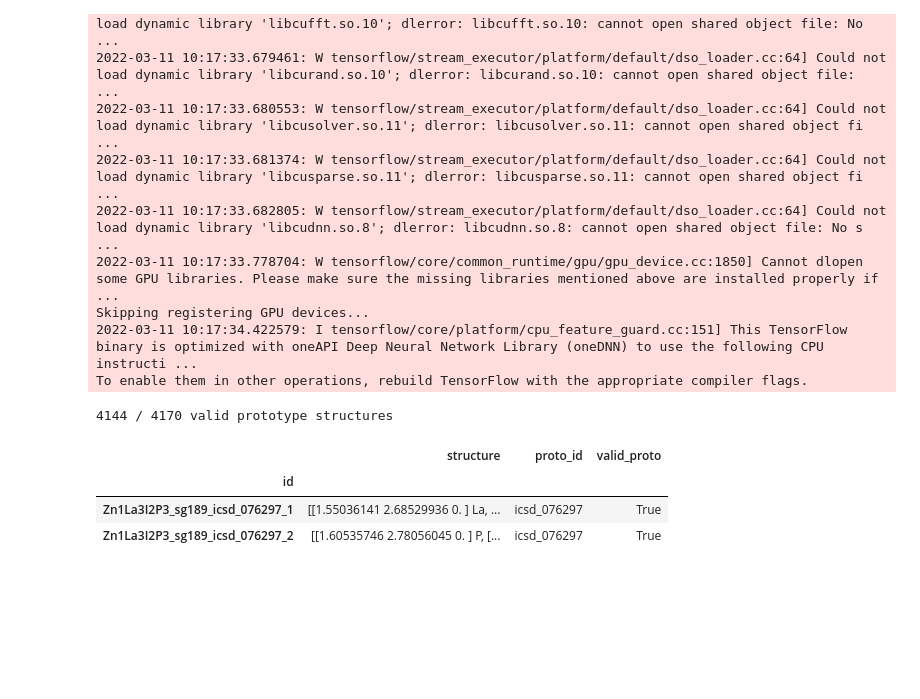
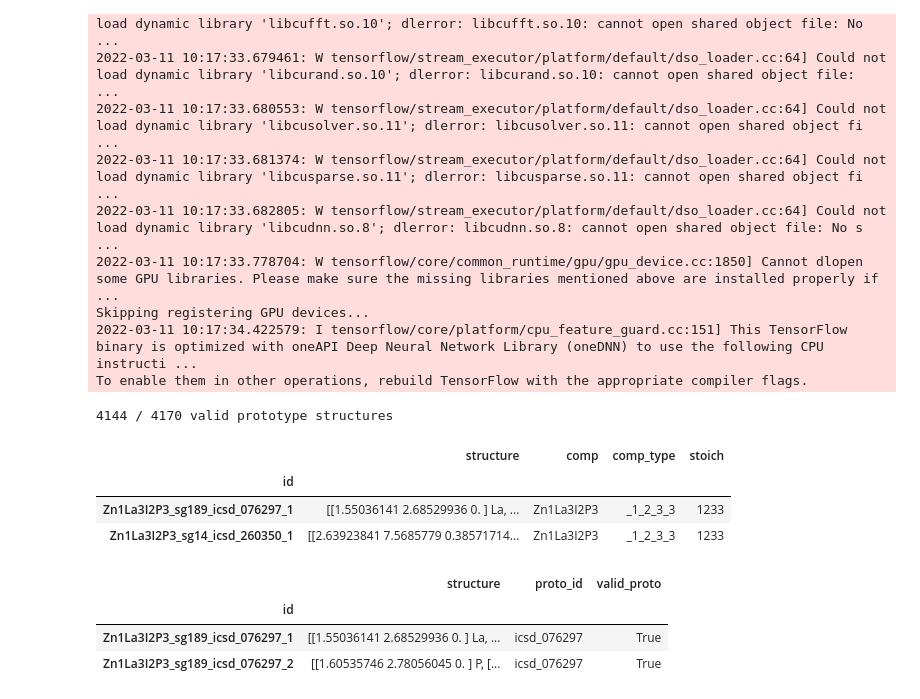
Before and after one commit to pstjohn/crystal-gnn-nfp-0.3, a Jupyter notebook: notebooks/analyze_volrelax.ipynb, the cells around one changed output. Cells and saved outputs as stored; diff of their text form; code cells hidden in the pictures; blank space fills up the shorter version.

```diff
--- a/notebooks/analyze_volrelax.ipynb
+++ b/notebooks/analyze_volrelax.ipynb
@@ -84,3 +85,17 @@ def is_valid(structure):
     if np.isclose(min_distance, 0):
         return False
     return True
+# %%
+def split_comp_to_eles_and_type(comp: str):
+    """
+    Extract the elements and composition type from a given composition
+    e.g., _1_1_4 from Li1Sc1F4
+    """
+    # this splits by the digits
+    # e.g., for "Li1Sc1F4": ['Li', '1', 'Sc', '1', 'F', '4', '']
+    split = np.asarray(re.split('(\d+)', comp))
+    elements = tuple(sorted(split[range(0, len(split) - 1, 2)]))
+    stoich = split[range(1, len(split), 2)]
+    # sort the stoichiometry to get the correct order of the comp type
+    comp_type = '_' + '_'.join(map(str, sorted(map(int, stoich))))
+    return elements, comp_type
@@ -108,6 +132,16 @@ battery_structures_volrelaxed = pd.DataFrame(get_structures('volrelax/battery_re
 battery_structures_volunrelaxed = pd.DataFrame(get_structures('volrelax/battery_unrelaxed_vol_structures.json.gz')).set_index('id')
 battery_structures_relaxed = pd.DataFrame(get_structures('battery_relaxed_structures.json.gz')).set_index('id')
 battery_structures_unrelaxed = pd.DataFrame(get_structures('battery_unrelaxed_structures.json.gz')).set_index('id')
+# %%
+battery_structures_volrelaxed['comp'] = battery_structures_volrelaxed.index.map(lambda x: x.split('_')[0])
+battery_structures_volrelaxed['comp_type'] = battery_structures_volrelaxed.comp.apply(lambda x: split_comp_to_eles_and_type(x)[1])
+battery_structures_volrelaxed['stoich'] = battery_structures_volrelaxed.comp_type.apply(lambda x: x.replace('_', ''))
+battery_structures_volrelaxed.head(2)
+# %% [output]
+|  | structure | comp | comp_type | stoich |
+| id |  |  |  |  |
+| Zn1La3I2P3_sg189_icsd_076297_1 | [[1.55036141 2.68529936 0. ] La, ... | Zn1La3I2P3 | _1_2_3_3 | 1233 |
+| Zn1La3I2P3_sg14_icsd_260350_1 | [[2.63923841 7.5685779 0.38571714... | Zn1La3I2P3 | _1_2_3_3 | 1233 |
 # %%
 # check how many have a valid prototype structure
 battery_structures_volrelaxed['proto_id'] = battery_structures_volrelaxed.index.map(lambda x: 'icsd_' + x.split('_')[-2])
```
Also changed, not shown: parts of 20 cells of this notebook, 2 other files.
